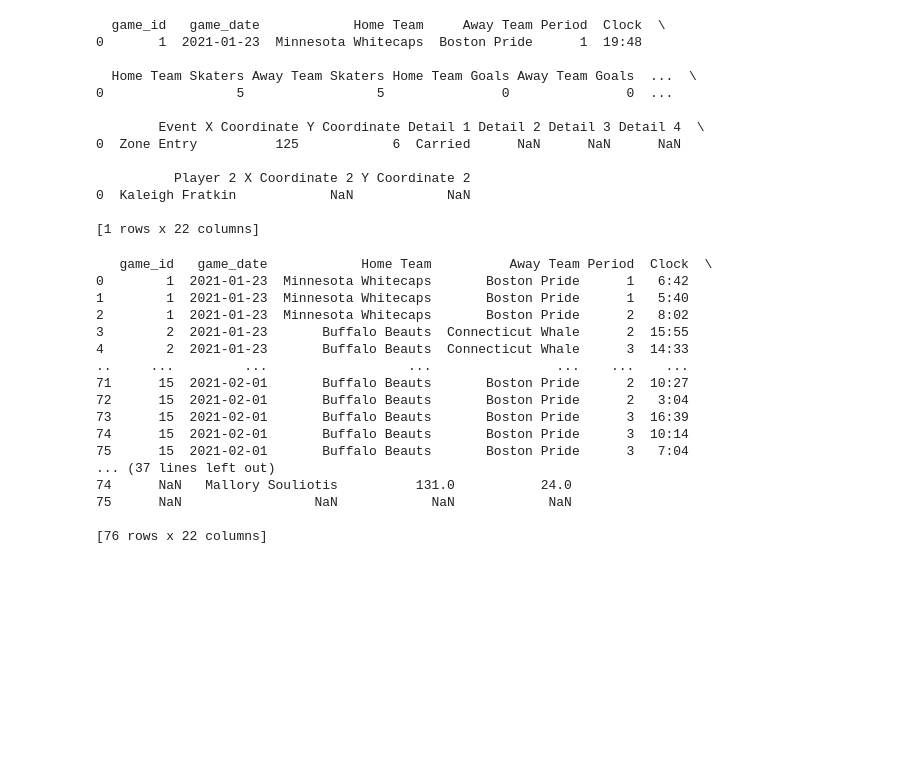
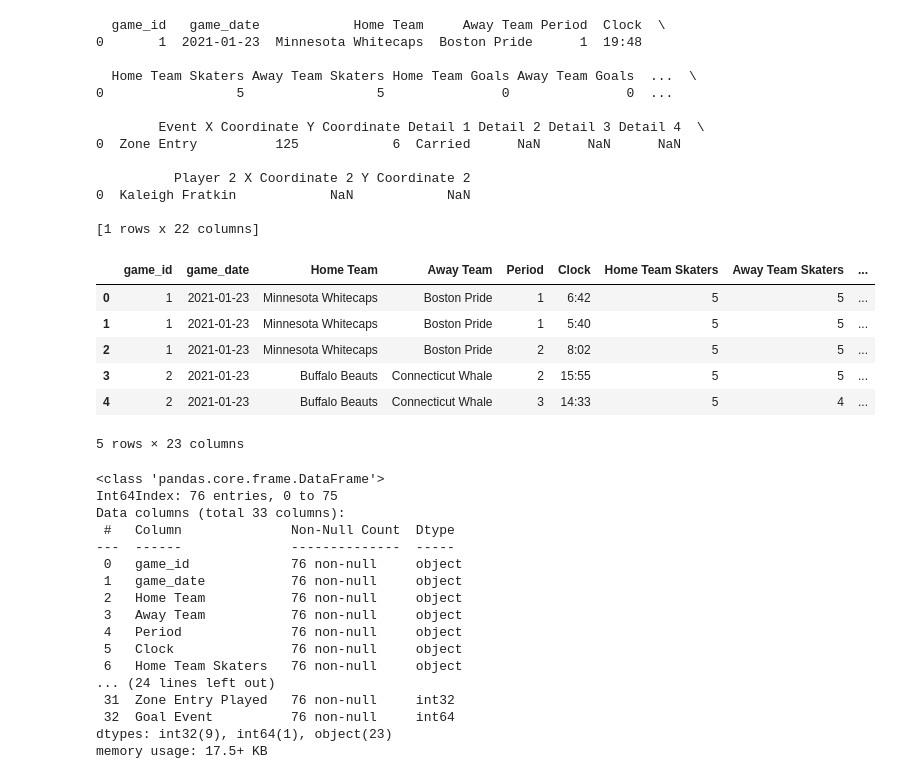
Before and after one commit to AlvinLok/Team_White_MMA_Datathon_2022, a Jupyter notebook: alvin/draft.ipynb, the cells around one changed output. Saved outputs shown, nothing was run; the diff lists cells and outputs as text; code cells hidden in the pictures; blank space fills up the shorter version.

```diff
--- a/alvin/draft.ipynb
+++ b/alvin/draft.ipynb
@@ -238,22 +239,4 @@ while i < len(new_df):
     i += 1
 
 
-print(event_before_goal_df)
+# print(event_before_goal_df)
-# %% [output]
-   game_id   game_date            Home Team          Away Team Period  Clock  \
-0        1  2021-01-23  Minnesota Whitecaps       Boston Pride      1   6:42
-1        1  2021-01-23  Minnesota Whitecaps       Boston Pride      1   5:40
-2        1  2021-01-23  Minnesota Whitecaps       Boston Pride      2   8:02
-3        2  2021-01-23       Buffalo Beauts  Connecticut Whale      2  15:55
-4        2  2021-01-23       Buffalo Beauts  Connecticut Whale      3  14:33
-..     ...         ...                  ...                ...    ...    ...
-71      15  2021-02-01       Buffalo Beauts       Boston Pride      2  10:27
-72      15  2021-02-01       Buffalo Beauts       Boston Pride      2   3:04
-73      15  2021-02-01       Buffalo Beauts       Boston Pride      3  16:39
-74      15  2021-02-01       Buffalo Beauts       Boston Pride      3  10:14
-75      15  2021-02-01       Buffalo Beauts       Boston Pride      3   7:04
-... (37 lines left out)
-74      NaN   Mallory Souliotis          131.0           24.0
-75      NaN                 NaN            NaN            NaN
-
-[76 rows x 22 columns]
@@ -259,0 +245,43 @@ print(event_before_goal_df)
+# %%
+# event_before_goal_df['Detail Summary'] = event_before_goal_df['Event'] + ' ' + event_before_goal_df['Detail 1']
+# event_before_goal_df.head()
+
+event_before_goal_df['Detail Summary'] = np.where(event_before_goal_df['Detail 1'].notnull(), event_before_goal_df['Event'] + ' ' + event_before_goal_df['Detail 1'], event_before_goal_df['Event'])
+event_before_goal_df.head()
+# %% [output]
+|  | game_id | game_date | Home Team | Away Team | Period | Clock | Home Team Skaters | Away Team Skaters | ... |
+| 0 | 1 | 2021-01-23 | Minnesota Whitecaps | Boston Pride | 1 | 6:42 | 5 | 5 | ... |
+| 1 | 1 | 2021-01-23 | Minnesota Whitecaps | Boston Pride | 1 | 5:40 | 5 | 5 | ... |
+| 2 | 1 | 2021-01-23 | Minnesota Whitecaps | Boston Pride | 2 | 8:02 | 5 | 5 | ... |
+| 3 | 2 | 2021-01-23 | Buffalo Beauts | Connecticut Whale | 2 | 15:55 | 5 | 5 | ... |
+| 4 | 2 | 2021-01-23 | Buffalo Beauts | Connecticut Whale | 3 | 14:33 | 5 | 4 | ... |
+5 rows × 23 columns
+# %%
+x = event_before_goal_df['Detail Summary']
+# y = LabelBinarizer().fit_transform(x)
+LB = LabelBinarizer()
+
+y = pd.DataFrame(LB.fit_transform(event_before_goal_df['Detail Summary']), columns=LB.classes_)
+
+event_before_goal_df = pd.concat([event_before_goal_df, y], axis=1)
+event_before_goal_df['Goal Event'] = 1
+event_before_goal_df.info()
+# event_before_goal_df.to_csv('event_before_goal_df.csv', index=False)
+# %% [output]
+<class 'pandas.core.frame.DataFrame'>
+Int64Index: 76 entries, 0 to 75
+Data columns (total 33 columns):
+ #   Column              Non-Null Count  Dtype
+---  ------              --------------  -----
+ 0   game_id             76 non-null     object
+ 1   game_date           76 non-null     object
+ 2   Home Team           76 non-null     object
+ 3   Away Team           76 non-null     object
+ 4   Period              76 non-null     object
+ 5   Clock               76 non-null     object
+ 6   Home Team Skaters   76 non-null     object
+... (24 lines left out)
+ 31  Zone Entry Played   76 non-null     int32
+ 32  Goal Event          76 non-null     int64
+dtypes: int32(9), int64(1), object(23)
+memory usage: 17.5+ KB
```
Also changed, not shown: parts of 29 cells of this notebook, 2 other files.
